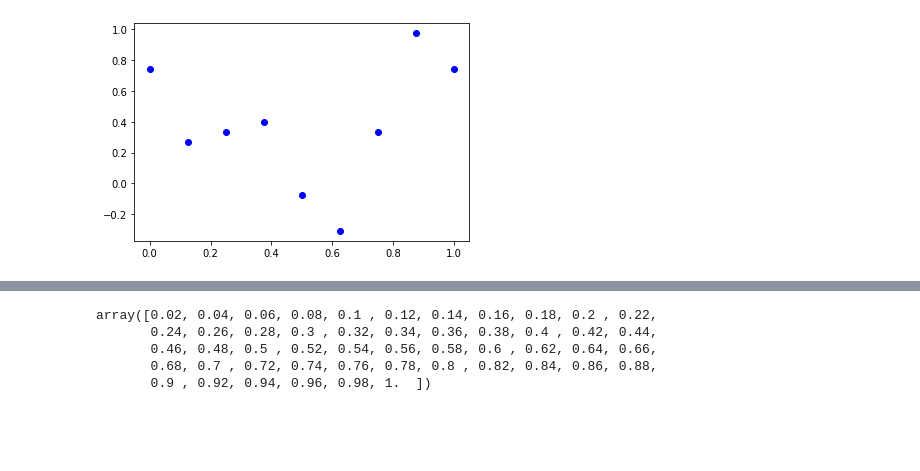
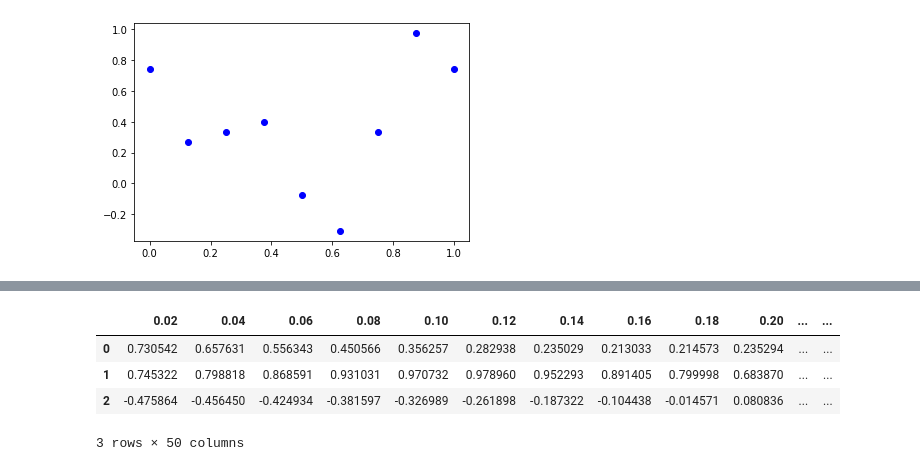
Before and after one commit to acmurilo/2021.2_calc_num, a Jupyter notebook: lista_2/exercicio_2_1.ipynb, the cells around one changed output, grey strips where cells are left out. Drawn from its saved outputs; the diff is of its cells as text; code cells hidden in the pictures; blank space fills up the shorter version.

```diff
--- a/lista_2/exercicio_2_1.ipynb
+++ b/lista_2/exercicio_2_1.ipynb
@@ -71,12 +60,20 @@ def polinomio_interpolado(coef, t, a):
 poly_x = coef_interpolacao(t, x)
 poly_y = coef_interpolacao(t, y)
 poly_z = coef_interpolacao(t, z)
-# %%
-#
-t_j = np.arange(1, 51)/50
-# %% [output]
-array([0.02, 0.04, 0.06, 0.08, 0.1 , 0.12, 0.14, 0.16, 0.18, 0.2 , 0.22,
-       0.24, 0.26, 0.28, 0.3 , 0.32, 0.34, 0.36, 0.38, 0.4 , 0.42, 0.44,
-       0.46, 0.48, 0.5 , 0.52, 0.54, 0.56, 0.58, 0.6 , 0.62, 0.64, 0.66,
-       0.68, 0.7 , 0.72, 0.74, 0.76, 0.78, 0.8 , 0.82, 0.84, 0.86, 0.88,
-       0.9 , 0.92, 0.94, 0.96, 0.98, 1.  ])
+# %%
+#criacao do conjunto de t a ser
+t_j = np.arange(1, 51)/50
+
+x_j = polinomio_interpolado(poly_x, t, t_j)
+y_j = polinomio_interpolado(poly_y, t, t_j)
+z_j = polinomio_interpolado(poly_z, t, t_j)
+
+saida = pd.DataFrame([x_j, y_j, z_j])
+saida.columns=(t_j)
+saida
+# %% [output]
+|  | 0.02 | 0.04 | 0.06 | 0.08 | 0.10 | 0.12 | 0.14 | 0.16 | 0.18 | 0.20 | ... | ... |
+| 0 | 0.730542 | 0.657631 | 0.556343 | 0.450566 | 0.356257 | 0.282938 | 0.235029 | 0.213033 | 0.214573 | 0.235294 | ... | ... |
+| 1 | 0.745322 | 0.798818 | 0.868591 | 0.931031 | 0.970732 | 0.978960 | 0.952293 | 0.891405 | 0.799998 | 0.683870 | ... | ... |
+| 2 | -0.475864 | -0.456450 | -0.424934 | -0.381597 | -0.326989 | -0.261898 | -0.187322 | -0.104438 | -0.014571 | 0.080836 | ... | ... |
+3 rows × 50 columns
```
Also changed, not shown: parts of 3 cells of this notebook.
